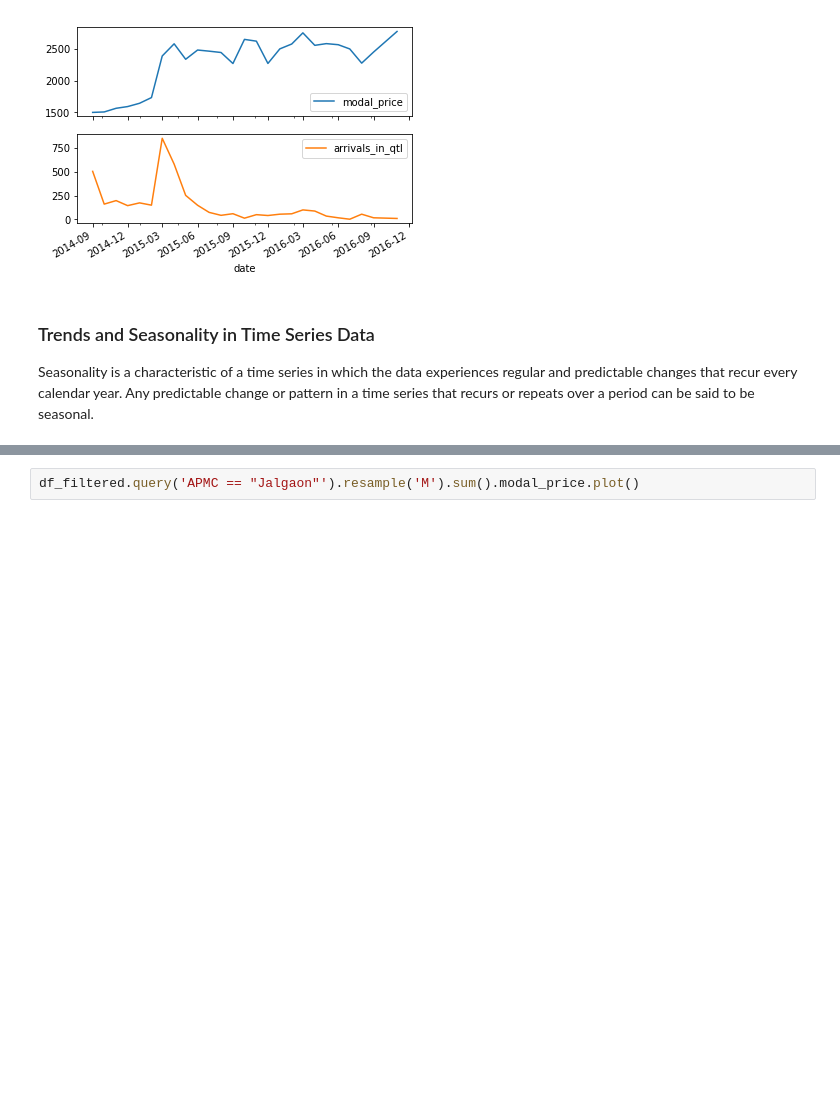
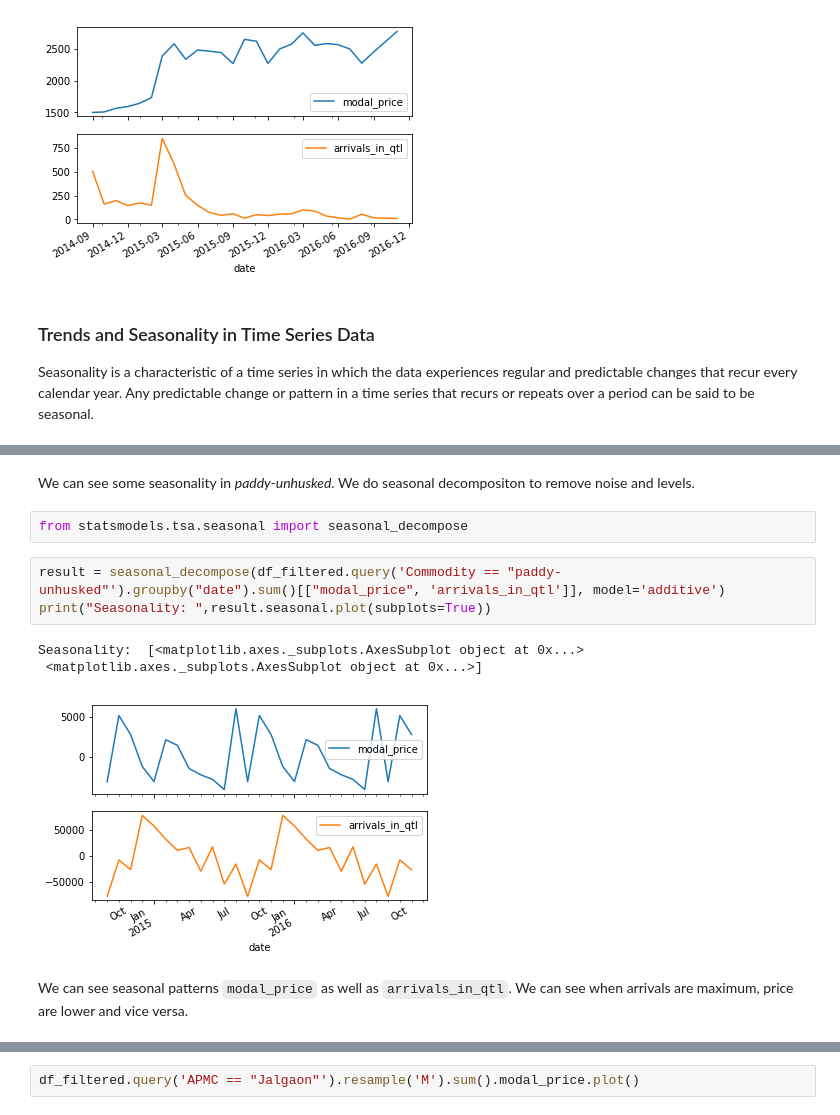
Before and after one commit to shashank2806/Agriculture-Commodities-Prices-Seasons, a Jupyter notebook: agriculture-commodities-prices-seasons.ipynb, the cells around one changed output, grey strips where cells are left out. Drawn from its saved outputs; the diff is of its cells as text; blank space fills up the shorter version.

Commit message:
Seasonal decompose and update README.md

```diff
--- a/agriculture-commodities-prices-seasons.ipynb
+++ b/agriculture-commodities-prices-seasons.ipynb
@@ -395,3 +391,16 @@ So we will find seasonality in each APMC by taking sum of all commodities in a m
+# %% [markdown]
+We can see some seasonality in *paddy-unhusked*. We do seasonal decompositon to remove noise and levels.
+# %%
+from statsmodels.tsa.seasonal import seasonal_decompose
+# %%
+result = seasonal_decompose(df_filtered.query('Commodity == "paddy-unhusked"').groupby("date").sum()[["modal_price", 'arrivals_in_qtl']], model='additive')
+print("Seasonality: ",result.seasonal.plot(subplots=True))
+# %% [output]
+Seasonality:  [<matplotlib.axes._subplots.AxesSubplot object at 0x...>
+ <matplotlib.axes._subplots.AxesSubplot object at 0x...>]
+[figure, added]
+# %% [markdown]
+We can see seasonal patterns `modal_price` as well as `arrivals_in_qtl`. We can see when arrivals are maximum, price are lower and vice versa.
 # %%
 df_filtered.query('APMC == "Mumbai"').resample('M').sum().modal_price.plot()
 # %% [output]
```
Also changed, not shown: parts of 8 cells of this notebook, 1 other file.
